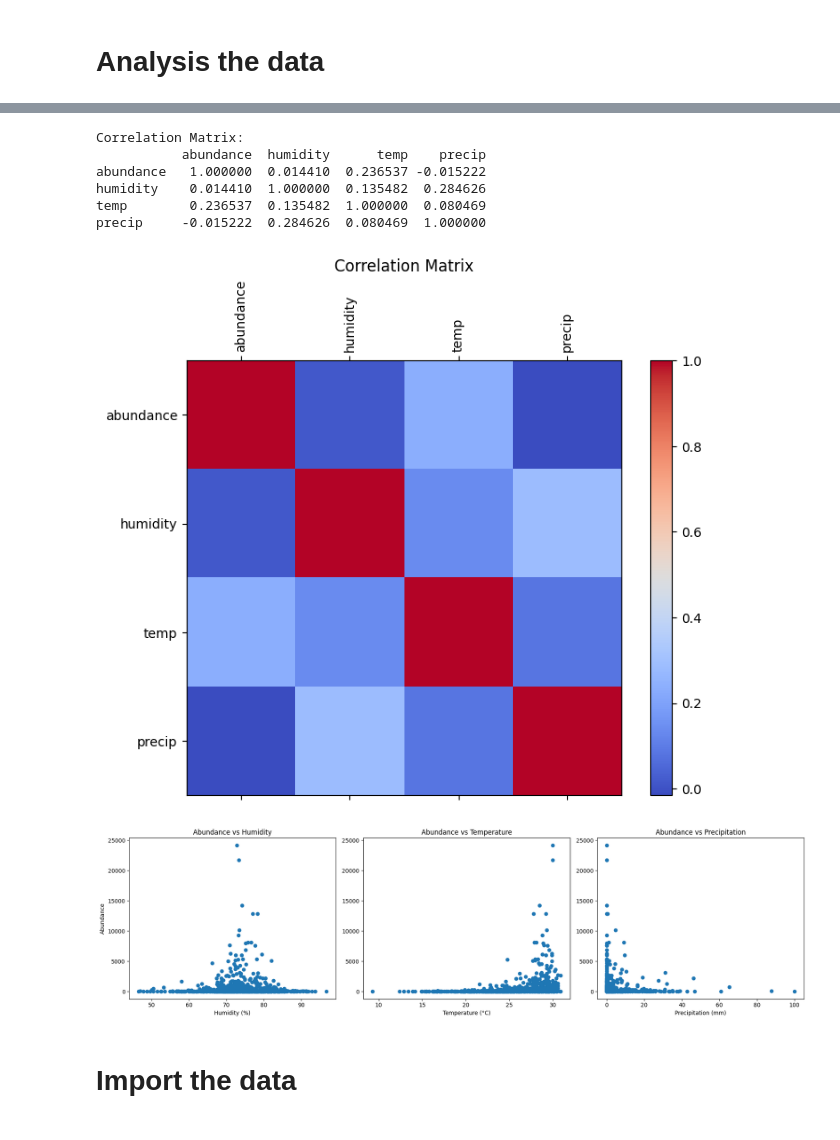
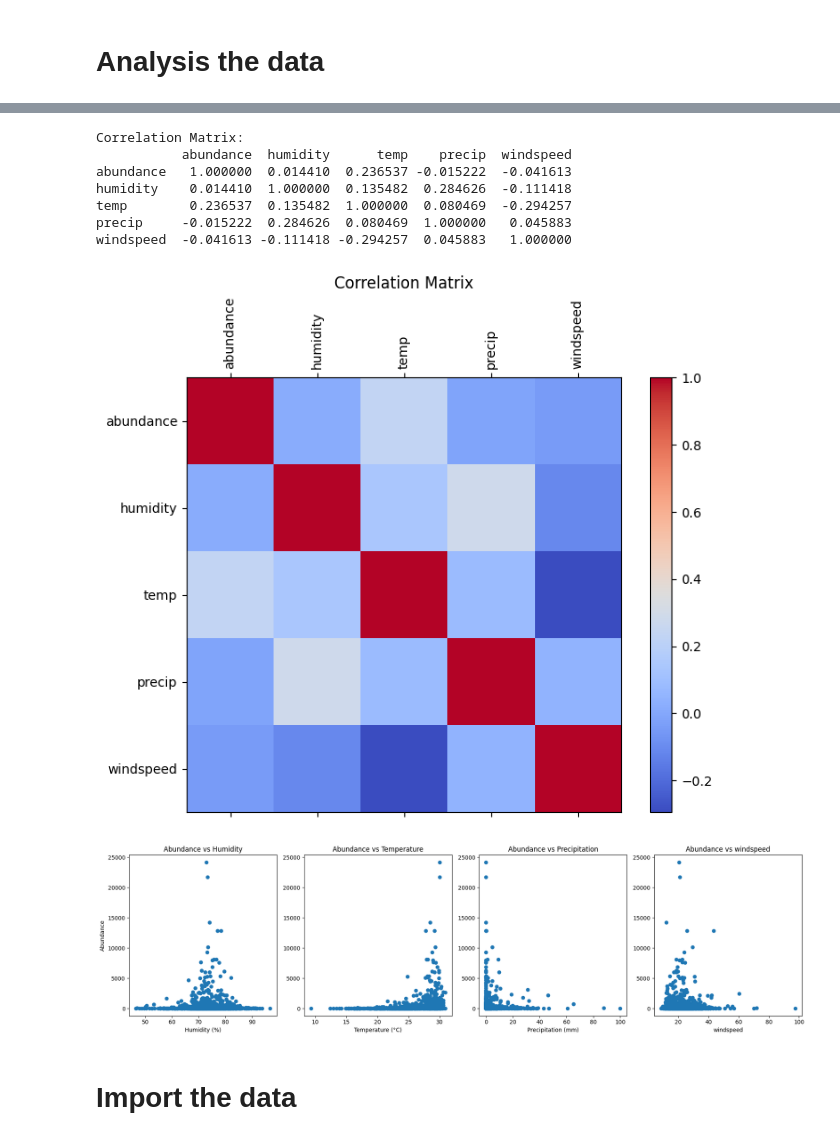
Before and after one commit to Zhengnan817/capstone, a Jupyter notebook: Dataset/florida.ipynb, the cells around one changed output, grey strips where cells are left out. Cells and saved outputs as stored; diff of their text form; code cells hidden in the pictures.

Commit message:
add windspeed

```diff
--- a/Dataset/florida.ipynb
+++ b/Dataset/florida.ipynb
@@ -18,7 +18,7 @@ from sklearn.preprocessing import StandardScaler
 florida = pd.read_csv('https://raw.githubusercontent.com/Zhengnan817/capstone/main/Dataset/florida_1998_to_2019.csv')
 temperature = pd.read_csv('https://raw.githubusercontent.com/Juanfra21/mosquito-population-model/main/data/weather_data.csv')
 # %%
-temperature = temperature[['datetime', 'humidity', 'temp', 'precip']]
+temperature = temperature[['datetime', 'humidity', 'temp', 'precip', 'windspeed']]
 # %% [markdown]
 # Temperature
 # %%
@@ -225,26 +263,27 @@ from statsmodels.tsa.holtwinters import ExponentialSmoothing
 # %%
-correlation_matrix = df[['abundance', 'humidity', 'temp', 'precip']].corr()
+correlation_matrix = df[['abundance', 'humidity', 'temp', 'precip', 'windspeed']].corr()
 print("Correlation Matrix:")
 print(correlation_matrix)
 plt.figure(figsize=(8, 6))
 plt.matshow(correlation_matrix, cmap='coolwarm', fignum=1)
 plt.colorbar()
 plt.xticks(range(len(correlation_matrix.columns)), correlation_matrix.columns, rotation=90)
 plt.yticks(range(len(correlation_matrix.columns)), correlation_matrix.columns)
 plt.title('Correlation Matrix')
 plt.show()
 # %% [output]
 Correlation Matrix:
-           abundance  humidity      temp    precip
-abundance   1.000000  0.014410  0.236537 -0.015222
-humidity    0.014410  1.000000  0.135482  0.284626
-temp        0.236537  0.135482  1.000000  0.080469
-precip     -0.015222  0.284626  0.080469  1.000000
+           abundance  humidity      temp    precip  windspeed
+abundance   1.000000  0.014410  0.236537 -0.015222  -0.041613
+humidity    0.014410  1.000000  0.135482  0.284626  -0.111418
+temp        0.236537  0.135482  1.000000  0.080469  -0.294257
+precip     -0.015222  0.284626  0.080469  1.000000   0.045883
+windspeed  -0.041613 -0.111418 -0.294257  0.045883   1.000000
-[figure, old version]
+[figure, new version]
 # %%
 
 # Scatter plots
-fig, axes = plt.subplots(1, 3, figsize=(18, 5))
+fig, axes = plt.subplots(1, 4, figsize=(18, 5))
 axes[0].scatter(df['humidity'], df['abundance'])
 axes[0].set_title('Abundance vs Humidity')
 axes[0].set_xlabel('Humidity (%)')
@@ -258,10 +297,13 @@ axes[2].scatter(df['precip'], df['abundance'])
 axes[2].set_title('Abundance vs Precipitation')
 axes[2].set_xlabel('Precipitation (mm)')
 
+axes[3].scatter(df['windspeed'], df['abundance'])
+axes[3].set_title('Abundance vs windspeed')
+axes[3].set_xlabel('windspeed')
 plt.tight_layout()
 plt.show()
 # %% [output]
-[figure, old version]
+[figure, new version]
 # %% [markdown]
 # Import the data
 # %%
```
Also changed, not shown: parts of 15 cells of this notebook, 1 other file.
